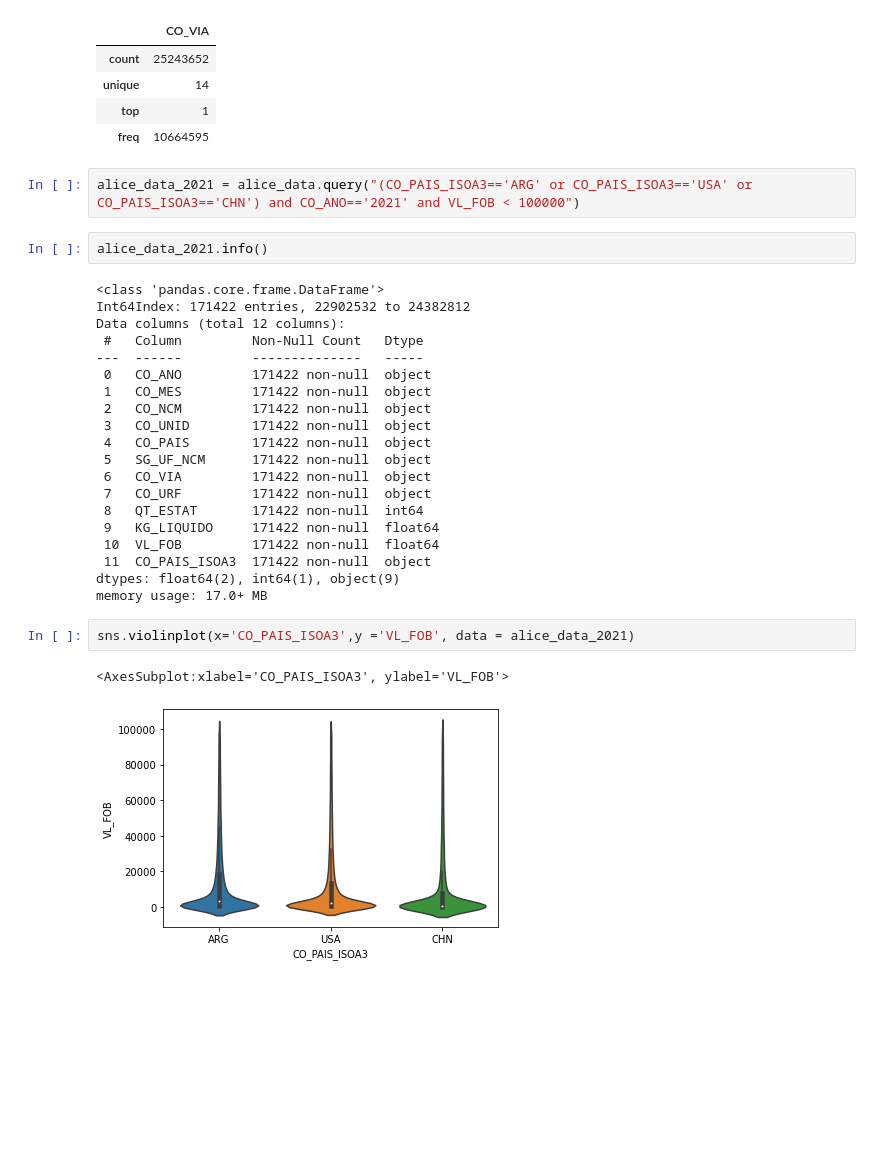
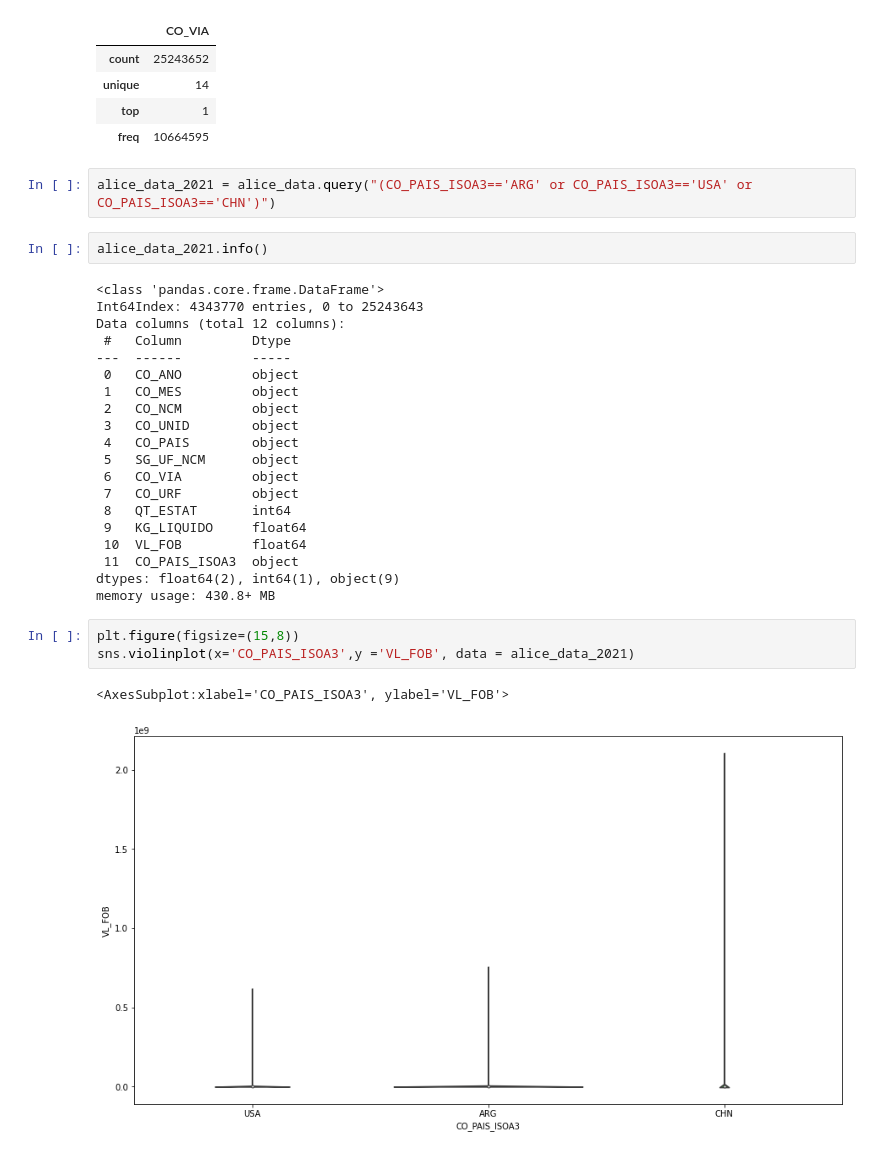
Before and after one commit to diego-faria-br/Foreign_Trade_BR, a Jupyter notebook: explore_alice.ipynb, the cells around one changed output. Saved outputs shown, nothing was run; the diff lists cells and outputs as text; blank space fills up the shorter version.

```diff
--- a/explore_alice.ipynb
+++ b/explore_alice.ipynb
@@ -87,31 +100,32 @@ alice_data[["CO_VIA"]].describe()
 | top | 1 |
 | freq | 10664595 |
 # %%
-alice_data_2021 = alice_data.query("(CO_PAIS_ISOA3=='ARG' or CO_PAIS_ISOA3=='USA' or CO_PAIS_ISOA3=='CHN') and CO_ANO=='2021' and VL_FOB < 100000")
+alice_data_2021 = alice_data.query("(CO_PAIS_ISOA3=='ARG' or CO_PAIS_ISOA3=='USA' or CO_PAIS_ISOA3=='CHN')")
 # %%
 alice_data_2021.info()
 # %% [output]
 <class 'pandas.core.frame.DataFrame'>
-Int64Index: 171422 entries, 22902532 to 24382812
+Int64Index: 4343770 entries, 0 to 25243643
 Data columns (total 12 columns):
- #   Column         Non-Null Count   Dtype
----  ------         --------------   -----
- 0   CO_ANO         171422 non-null  object
- 1   CO_MES         171422 non-null  object
- 2   CO_NCM         171422 non-null  object
- 3   CO_UNID        171422 non-null  object
- 4   CO_PAIS        171422 non-null  object
- 5   SG_UF_NCM      171422 non-null  object
- 6   CO_VIA         171422 non-null  object
- 7   CO_URF         171422 non-null  object
- 8   QT_ESTAT       171422 non-null  int64
- 9   KG_LIQUIDO     171422 non-null  float64
- 10  VL_FOB         171422 non-null  float64
- 11  CO_PAIS_ISOA3  171422 non-null  object
+ #   Column         Dtype
+---  ------         -----
+ 0   CO_ANO         object
+ 1   CO_MES         object
+ 2   CO_NCM         object
+ 3   CO_UNID        object
+ 4   CO_PAIS        object
+ 5   SG_UF_NCM      object
+ 6   CO_VIA         object
+ 7   CO_URF         object
+ 8   QT_ESTAT       int64
+ 9   KG_LIQUIDO     float64
+ 10  VL_FOB         float64
+ 11  CO_PAIS_ISOA3  object
 dtypes: float64(2), int64(1), object(9)
-memory usage: 17.0+ MB
+memory usage: 430.8+ MB
 # %%
+plt.figure(figsize=(15,8))
 sns.violinplot(x='CO_PAIS_ISOA3',y ='VL_FOB', data = alice_data_2021)
 # %% [output]
 <AxesSubplot:xlabel='CO_PAIS_ISOA3', ylabel='VL_FOB'>
-[figure, old version]
+[figure, new version]
```
Also changed, not shown: parts of 7 cells of this notebook.
